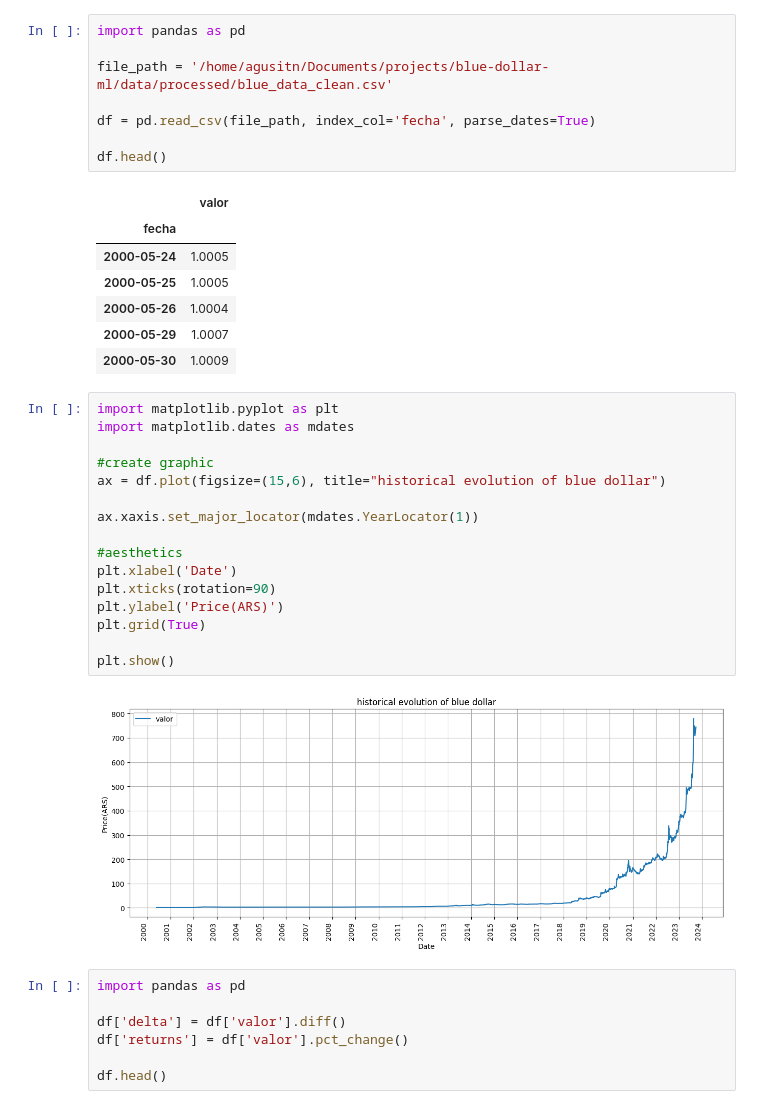
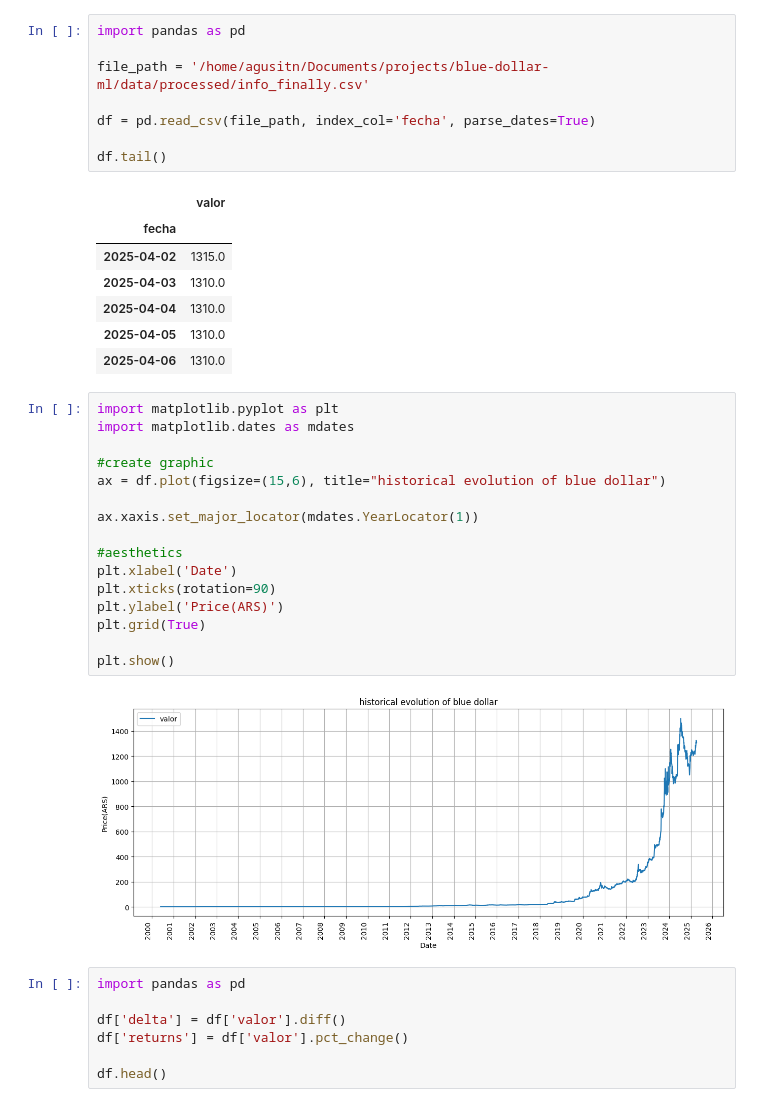
Before and after one commit to agustinBarrionuevo04/blue-dollar-ml, a Jupyter notebook: nootebooks/01_eda_dollar_blue.ipynb, the cells around one changed output. Drawn from its saved outputs; the diff is of its cells as text.

```diff
--- a/nootebooks/01_eda_dollar_blue.ipynb
+++ b/nootebooks/01_eda_dollar_blue.ipynb
@@ -1,19 +1,19 @@
 # %%
 import pandas as pd
 
-file_path = '/home/agusitn/Documents/projects/blue-dollar-ml/data/processed/blue_data_clean.csv'
+file_path = '/home/agusitn/Documents/projects/blue-dollar-ml/data/processed/info_finally.csv'
 
 df = pd.read_csv(file_path, index_col='fecha', parse_dates=True)
 
-df.head()
+df.tail()
 # %% [output]
 |  | valor |
 | fecha |  |
-| 2000-05-24 | 1.0005 |
-| 2000-05-25 | 1.0005 |
-| 2000-05-26 | 1.0004 |
-| 2000-05-29 | 1.0007 |
-| 2000-05-30 | 1.0009 |
+| 2025-04-02 | 1315.0 |
+| 2025-04-03 | 1310.0 |
+| 2025-04-04 | 1310.0 |
+| 2025-04-05 | 1310.0 |
+| 2025-04-06 | 1310.0 |
 # %%
 import matplotlib.pyplot as plt
 import matplotlib.dates as mdates
@@ -31,7 +31,7 @@ plt.grid(True)
 
 plt.show()
 # %% [output]
-[figure, old version]
+[figure, new version]
 # %%
 import pandas as pd
 
```
Also changed, not shown: parts of 7 cells of this notebook, 1 other file.
